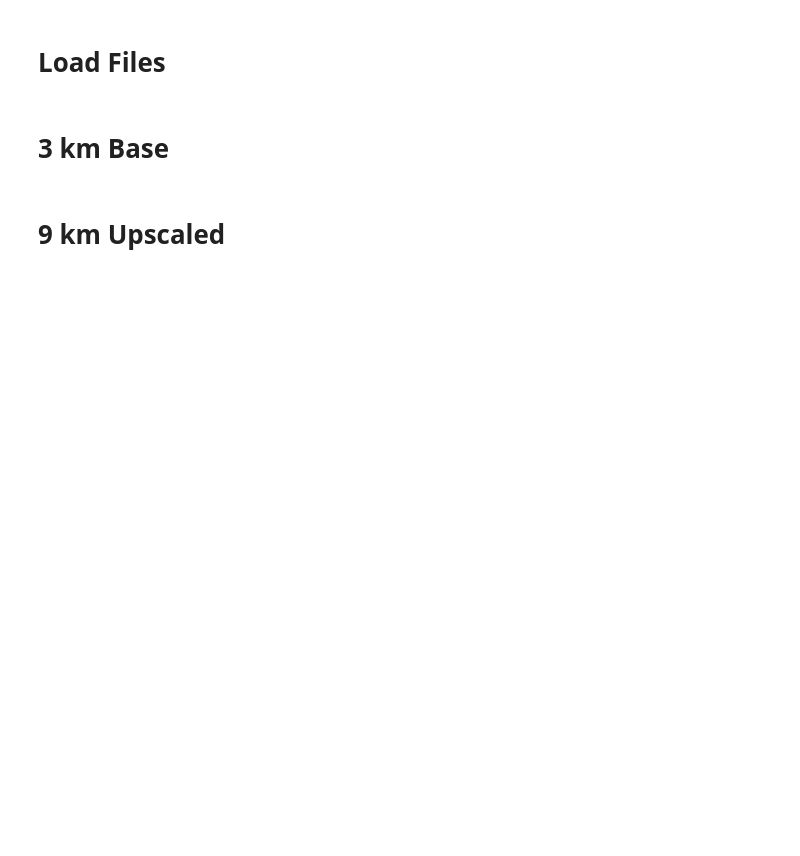
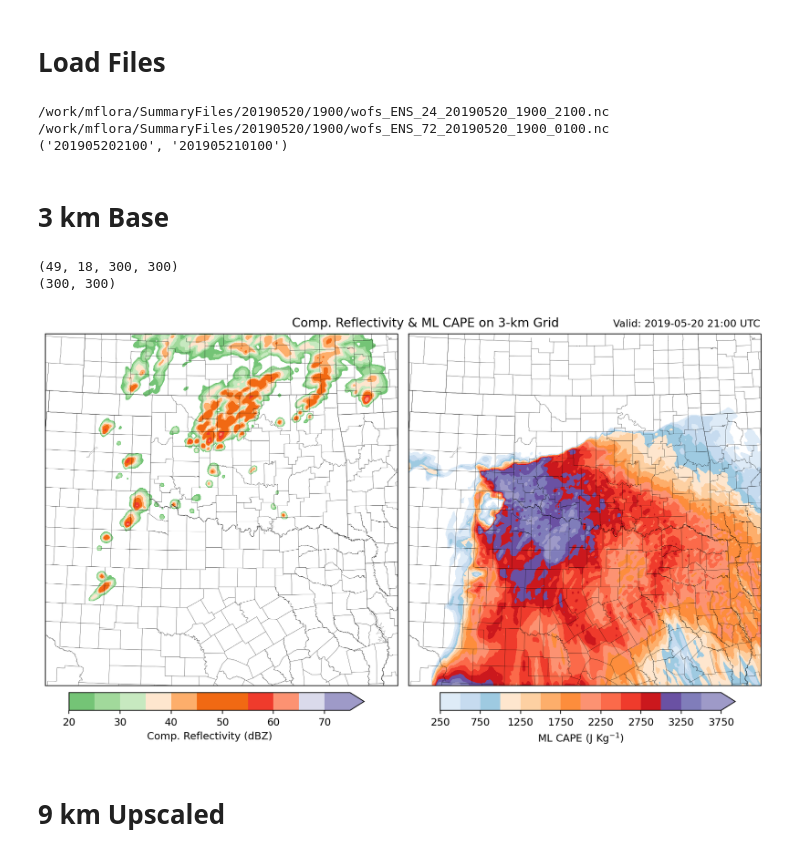
Before and after one commit to NOAA-National-Severe-Storms-Laboratory/frdd-wofs-ml-w2w, a Jupyter notebook: notebooks/visualize_pipeline.ipynb, the cells around one changed output. Drawn from its saved outputs; the diff is of its cells as text; code cells hidden in the pictures; blank space fills up the shorter version.

```diff
--- a/notebooks/visualize_pipeline.ipynb
+++ b/notebooks/visualize_pipeline.ipynb
@@ -38,0 +99,14 @@ from wofs_ml_severe.data_pipeline.storm_report_downloader import StormReportDown
+# %%
+from wofs.plotting.util import decompose_file_path
+data_path=f'/work/mflora/SummaryFiles/{date}/{init_time}'
+X_env, X_strm, ncfile, ll_grid  = load_dataset(data_path, TIMESCALE='2to6') #Load the files for the time scale
+target_grid=(ll_grid[0][::upscale_size,::upscale_size], ll_grid[1][::upscale_size,::upscale_size])
+comps = decompose_file_path(ncfile)
+start_date=(pd.to_datetime(comps['VALID_DATE']+comps['INIT_TIME'])+dt.timedelta(minutes=int(comps['TIME_INDEX'])*5)) #Beginning of forecast window
+end_date=(start_date+dt.timedelta(minutes=240)).strftime('%Y%m%d%H%M') #End of forecast window
+start_time=start_date.strftime('%Y%m%d%H%M')
+print((start_time, end_date))
+# %% [output]
+/work/mflora/SummaryFiles/20190520/1900/wofs_ENS_24_20190520_1900_2100.nc
+/work/mflora/SummaryFiles/20190520/1900/wofs_ENS_72_20190520_1900_0100.nc
+('201905202100', '201905210100')
@@ -39,4 +169,53 @@ from wofs_ml_severe.data_pipeline.storm_report_downloader import StormReportDown
 # %% [markdown]
 # 3 km Base
+# %%
+#Use the first time step for this
+print(np.shape(X_strm[ml_config['ENS_VARS'][0]]))
+print(np.shape(X_strm[ml_config['ENS_VARS'][0]][0][0]))
+# %% [output]
+(49, 18, 300, 300)
+(300, 300)
+# %%
+%matplotlib inline
+
+fig, axes = plt.subplots(figsize=(10,8), facecolor='w',
+                     dpi=170, nrows=1, ncols=2, subplot_kw={'projection': projection},
+                        constrained_layout=True)
+
+
+levels= [dz_levels, cape_levels]
+#cmaps=[WoFSColors.fed_cmap, WoFSColors.cape_cmap]
+cmaps=[WoFSColors.dz_cmap, WoFSColors.cape_cmap]
+labels=['Comp. Reflectivity (dBZ)', 'ML CAPE (J Kg$^{-1}$)']
+title='Comp. Reflectivity & ML CAPE on 3-km Grid'
+X_s=[X_strm[ml_config['ENS_VARS'][1]][0][0],X_env[ml_config['SVR_VARS'][0]][0][0]]
+conts=[]
+for ax, X, name, grid, cmap, level in zip(axes.flat,X_s,labels,[base_grid, base_grid], cmaps, levels):
+    add_map_stuff(ax, states, shape_feature)
+
+        #cmap=WoFSColors.wz_cmap
+    cf = ax.contourf(grid[1],grid[0], X, transform = crs, cmap=cmap, levels=level, extend='max')
+    conts.append(cf)
+
+
+
+    ax = set_extent(ax, projection , crs, grid[0], grid[1],)
+
+    fontsize = 10 if len(name) > 5 else 12
+    #ax.set_title(f'{name}', fontsize=fontsize)
+
+fig.tight_layout()
+
+cax = [fig.add_axes([0.047, 0.16, 0.4, 0.03]),fig.add_axes([0.55, 0.16, 0.4, 0.03])]
+axes[0].annotate(title, (0.7, 1.02), xycoords='axes fraction', fontsize=12, color='k') #(0.7, 1.02)
+for cont, ax, label in zip(conts, cax, labels):
+      fig.colorbar(cont, cax=ax,label=label, orientation='horizontal', extend='max')
+
+#title = f'Valid: {start_time[:4]}-{start_time[4:6]}-{start_time[6:8]} {start_time[8:10]}:{start_time[10:12]} - {end_date[8:10]}:{end_date[10:12]} UTC'
+time_title = f'Valid: {start_time[:4]}-{start_time[4:6]}-{start_time[6:8]} {start_time[8:10]}:{start_time[10:12]} UTC'
+axes[1].annotate(time_title, (0.58, 1.02), xycoords='axes fraction', fontsize=10, color='k')
+plt.show()
+# %% [output]
+[figure, added]
 # %% [markdown]
 # 9 km Upscaled
```
Also changed, not shown: parts of 18 cells of this notebook, 4 other files.
